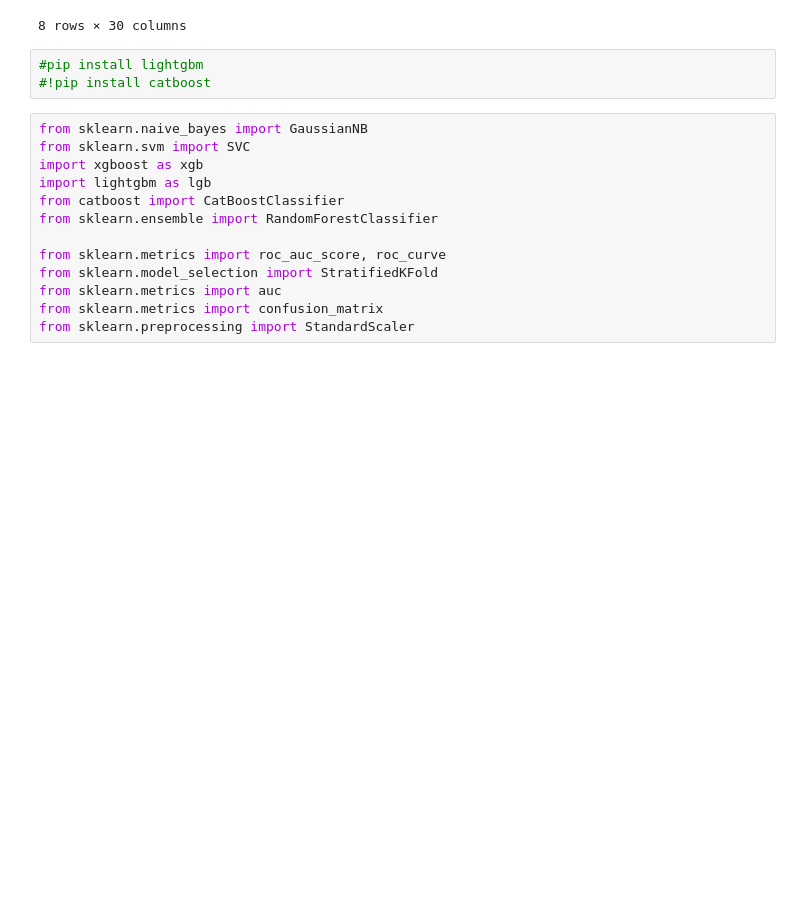
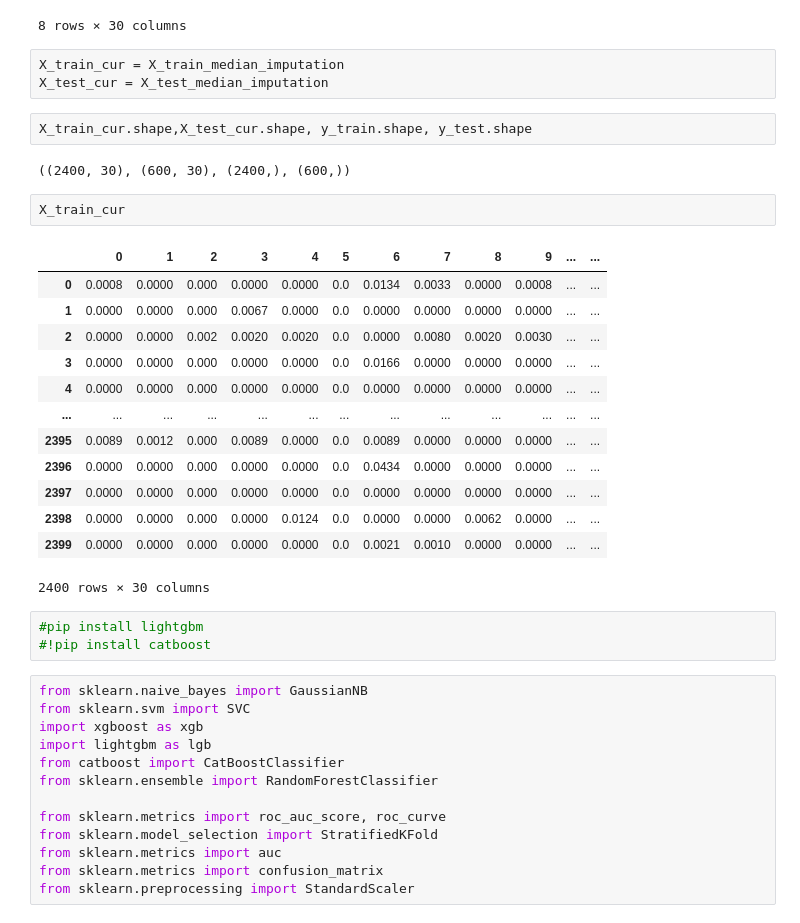
Before and after one commit to emihutter7/CSDS-340-Case-Study-1, a Jupyter notebook: CSDS340Case1.ipynb, the cells around one changed output. Saved outputs shown, nothing was run; the diff lists cells and outputs as text; blank space fills up the shorter version.

```diff
--- a/CSDS340Case1.ipynb
+++ b/CSDS340Case1.ipynb
@@ -357,6 +374,29 @@ X_train_median_imputation.describe()
 | 75% | 0.000000 | 0.000000 | 0.000000 | 0.002200 | 0.000000 | 0.000000 | 0.000000 | 0.000000 | 0.000000 | 0.000000 | ... | ... |
 | max | 0.058800 | 0.111100 | 0.034400 | 0.062500 | 0.071400 | 0.100000 | 0.068900 | 0.075500 | 0.072700 | 0.142800 | ... | ... |
 8 rows × 30 columns
+# %%
+X_train_cur = X_train_median_imputation
+X_test_cur = X_test_median_imputation
+# %%
+X_train_cur.shape,X_test_cur.shape, y_train.shape, y_test.shape
+# %% [output]
+((2400, 30), (600, 30), (2400,), (600,))
+# %%
+X_train_cur
+# %% [output]
+|  | 0 | 1 | 2 | 3 | 4 | 5 | 6 | 7 | 8 | 9 | ... | ... |
+| 0 | 0.0008 | 0.0000 | 0.000 | 0.0000 | 0.0000 | 0.0 | 0.0134 | 0.0033 | 0.0000 | 0.0008 | ... | ... |
+| 1 | 0.0000 | 0.0000 | 0.000 | 0.0067 | 0.0000 | 0.0 | 0.0000 | 0.0000 | 0.0000 | 0.0000 | ... | ... |
+| 2 | 0.0000 | 0.0000 | 0.002 | 0.0020 | 0.0020 | 0.0 | 0.0000 | 0.0080 | 0.0020 | 0.0030 | ... | ... |
+| 3 | 0.0000 | 0.0000 | 0.000 | 0.0000 | 0.0000 | 0.0 | 0.0166 | 0.0000 | 0.0000 | 0.0000 | ... | ... |
+| 4 | 0.0000 | 0.0000 | 0.000 | 0.0000 | 0.0000 | 0.0 | 0.0000 | 0.0000 | 0.0000 | 0.0000 | ... | ... |
+| ... | ... | ... | ... | ... | ... | ... | ... | ... | ... | ... | ... | ... |
+| 2395 | 0.0089 | 0.0012 | 0.000 | 0.0089 | 0.0000 | 0.0 | 0.0089 | 0.0000 | 0.0000 | 0.0000 | ... | ... |
+| 2396 | 0.0000 | 0.0000 | 0.000 | 0.0000 | 0.0000 | 0.0 | 0.0434 | 0.0000 | 0.0000 | 0.0000 | ... | ... |
+| 2397 | 0.0000 | 0.0000 | 0.000 | 0.0000 | 0.0000 | 0.0 | 0.0000 | 0.0000 | 0.0000 | 0.0000 | ... | ... |
+| 2398 | 0.0000 | 0.0000 | 0.000 | 0.0000 | 0.0124 | 0.0 | 0.0000 | 0.0000 | 0.0062 | 0.0000 | ... | ... |
+| 2399 | 0.0000 | 0.0000 | 0.000 | 0.0000 | 0.0000 | 0.0 | 0.0021 | 0.0010 | 0.0000 | 0.0000 | ... | ... |
+2400 rows × 30 columns
 # %%
 #pip install lightgbm
 #!pip install catboost
```
Also changed, not shown: parts of 42 cells of this notebook.
